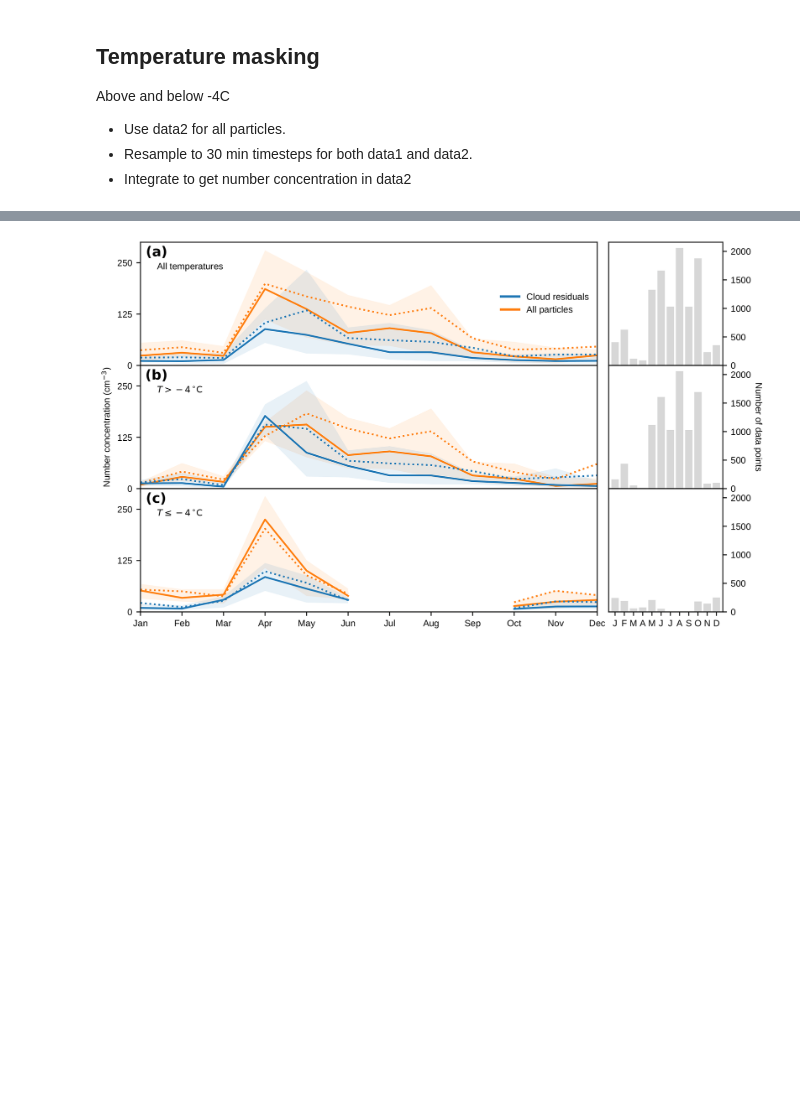
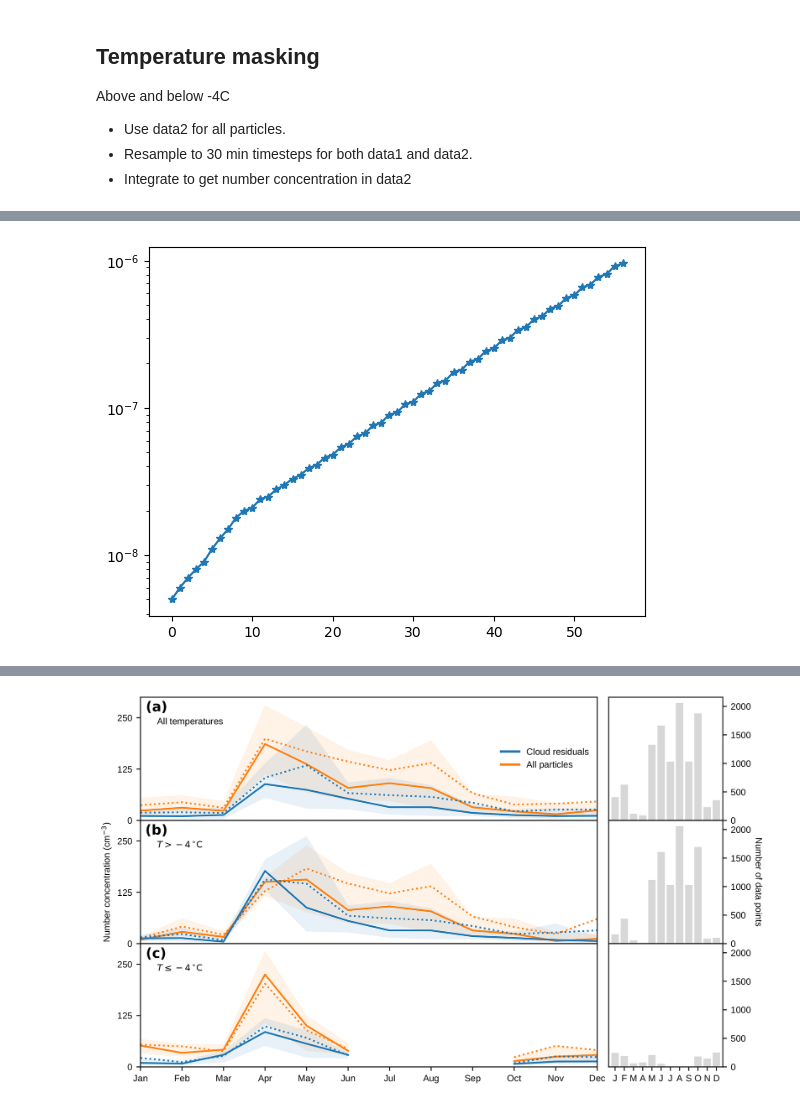
Before and after one commit to eScience-course/-Tjaernoe2022-group1, a Jupyter notebook: notebooks/Ingvild/Getting_started.ipynb, the cells around one changed output, grey strips where cells are left out. Drawn from its saved outputs; the diff is of its cells as text; code cells hidden in the pictures; blank space fills up the shorter version.

```diff
--- a/notebooks/Ingvild/Getting_started.ipynb
+++ b/notebooks/Ingvild/Getting_started.ipynb
@@ -206,0 +222,5 @@ Data variables:
+# %%
+plt.plot(data2.aerosol_diameters, marker='*',)
+plt.yscale('log')
+# %% [output]
+[figure, added]
```
Also changed, not shown: parts of 25 cells of this notebook.
